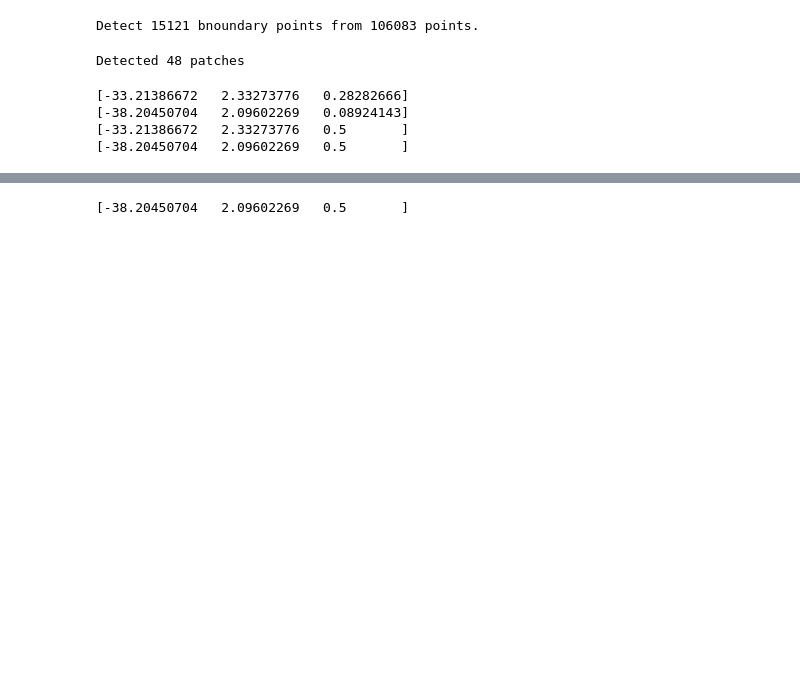
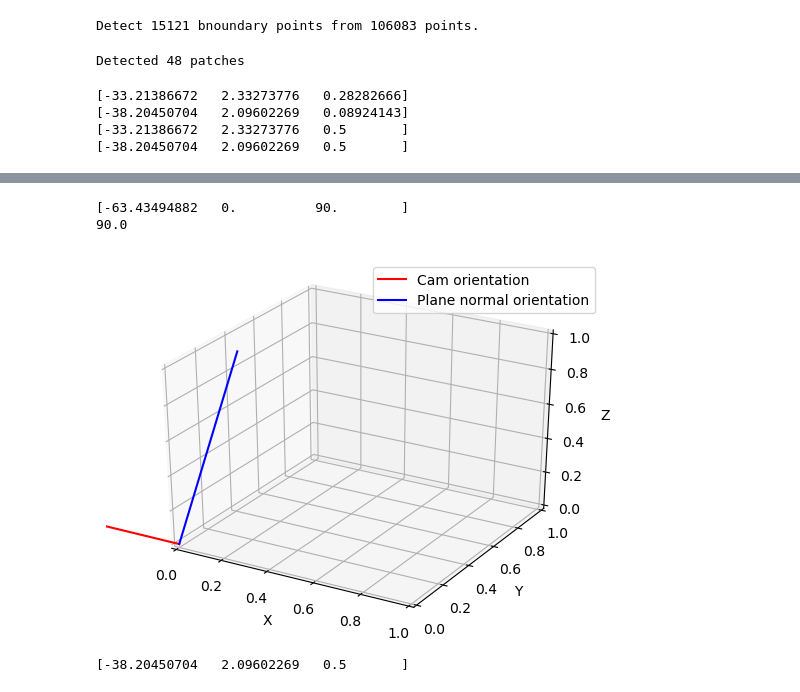
Before and after one commit to maxpape/project_mapping, a Jupyter notebook: nbv/ray_casting.ipynb, the cells around one changed output, grey strips where cells are left out. Saved outputs shown, nothing was run; the diff lists cells and outputs as text; code cells hidden in the pictures; blank space fills up the shorter version.

```diff
--- a/nbv/ray_casting.ipynb
+++ b/nbv/ray_casting.ipynb
@@ -294,2 +518,31 @@ Camera direction:  [4.99064031 0.23671507 0.        ]
+# %%
+def angle_between_vectors(v1, v2):
+    """ Returns the angle in radians between vectors 'v1' and 'v2'::
+
+            >>> angle_between((1, 0, 0), (0, 1, 0))
+            1.5707963267948966
+            >>> angle_between((1, 0, 0), (1, 0, 0))
+            0.0
+            >>> angle_between((1, 0, 0), (-1, 0, 0))
+            3.141592653589793
+    """
+    # Normalize the vectors to unit length
+    v1_u = v1 / np.linalg.norm(v1)
+    v2_u = v2 / np.linalg.norm(v2)
+    angle = np.arccos(np.clip(np.dot(v1_u, v2_u), -1.0, 1.0))
+
+    return np.degrees(angle)
+# %%
+vec1 = np.asarray([-1,0,0])
+vec2 = np.asarray([0,1,2])
+
+_, rot_mat = compute_transform(vec1 ,vec2)
+print(rotation_matrix_to_axis_angle(rot_mat))
+print(angle_between_vectors(vec1, vec2))
+visualize_3d_vectors(vec1 ,vec2)
+# %% [output]
+[-63.43494882   0.          90.        ]
+90.0
+[figure, added]
 # %%
 cone = create_arrow_from_vector(cam_pos-middle, cam_pos)
```
Also changed, not shown: parts of 10 cells of this notebook.
